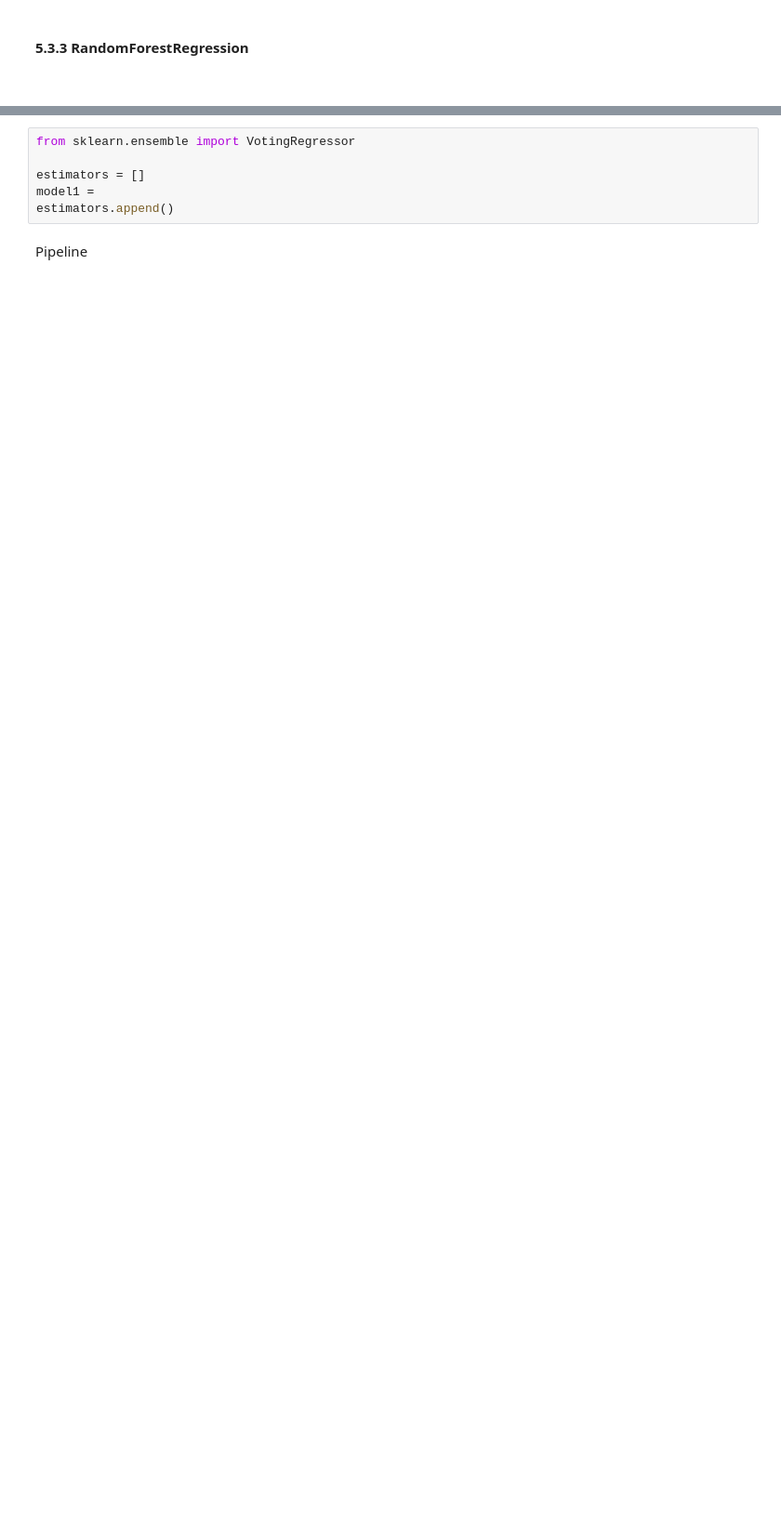
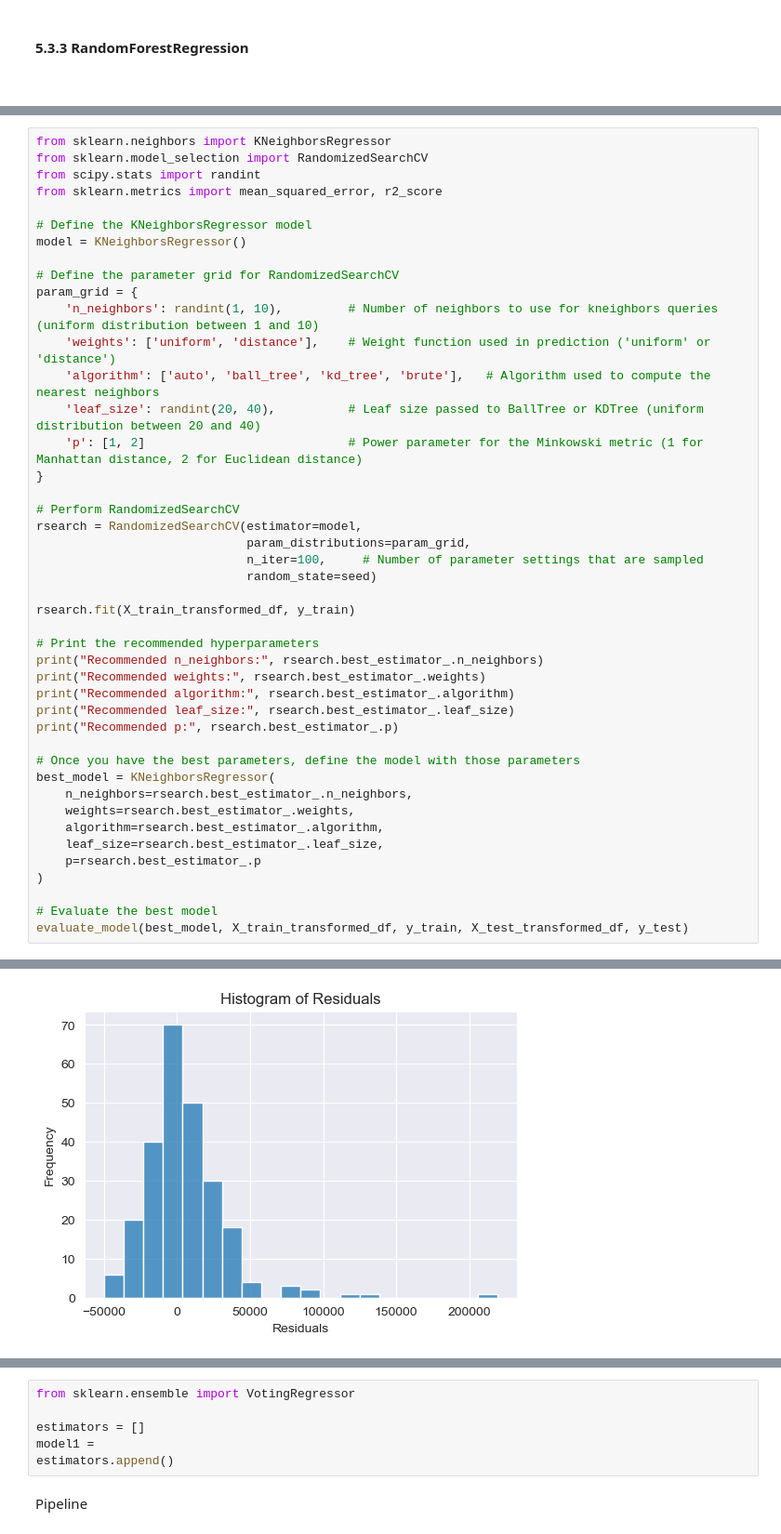
Before and after one commit to zygao930/CS010-Comprehensive-Predictive-Modeling-of-Ames-House-Prices, a Jupyter notebook: Comprehensive Predictive Modeling of Ames House Prices.ipynb, the cells around one changed output, grey strips where cells are left out. Shown at 93% size. Drawn from its saved outputs; the diff is of its cells as text; blank space fills up the shorter version.

```diff
--- a/Comprehensive Predictive Modeling of Ames House Prices.ipynb
+++ b/Comprehensive Predictive Modeling of Ames House Prices.ipynb
@@ -772,0 +823,45 @@ Mean Squared Error: 0.017832242213125963
+# %%
+from sklearn.neighbors import KNeighborsRegressor
+from sklearn.model_selection import RandomizedSearchCV
+from scipy.stats import randint
+from sklearn.metrics import mean_squared_error, r2_score
+
+# Define the KNeighborsRegressor model
+model = KNeighborsRegressor()
+
+# Define the parameter grid for RandomizedSearchCV
+param_grid = {
+    'n_neighbors': randint(1, 10),         # Number of neighbors to use for kneighbors queries (uniform distribution between 1 and 10)
+    'weights': ['uniform', 'distance'],    # Weight function used in prediction ('uniform' or 'distance')
+    'algorithm': ['auto', 'ball_tree', 'kd_tree', 'brute'],   # Algorithm used to compute the nearest neighbors
+    'leaf_size': randint(20, 40),          # Leaf size passed to BallTree or KDTree (uniform distribution between 20 and 40)
+    'p': [1, 2]                            # Power parameter for the Minkowski metric (1 for Manhattan distance, 2 for Euclidean distance)
+}
+
+# Perform RandomizedSearchCV
+rsearch = RandomizedSearchCV(estimator=model,
+                             param_distributions=param_grid,
+                             n_iter=100,     # Number of parameter settings that are sampled
+                             random_state=seed)
+
+rsearch.fit(X_train_transformed_df, y_train)
+
+# Print the recommended hyperparameters
+print("Recommended n_neighbors:", rsearch.best_estimator_.n_neighbors)
+print("Recommended weights:", rsearch.best_estimator_.weights)
+print("Recommended algorithm:", rsearch.best_estimator_.algorithm)
+print("Recommended leaf_size:", rsearch.best_estimator_.leaf_size)
+print("Recommended p:", rsearch.best_estimator_.p)
+
+# Once you have the best parameters, define the model with those parameters
+best_model = KNeighborsRegressor(
+    n_neighbors=rsearch.best_estimator_.n_neighbors,
+    weights=rsearch.best_estimator_.weights,
+    algorithm=rsearch.best_estimator_.algorithm,
+    leaf_size=rsearch.best_estimator_.leaf_size,
+    p=rsearch.best_estimator_.p
+)
+
+# Evaluate the best model
+evaluate_model(best_model, X_train_transformed_df, y_train, X_test_transformed_df, y_test)
+# %% [output]
@@ -772,0 +877 @@ Mean Squared Error: 0.017832242213125963
+[figure, added]
```
Also changed, not shown: parts of 8 cells of this notebook.
